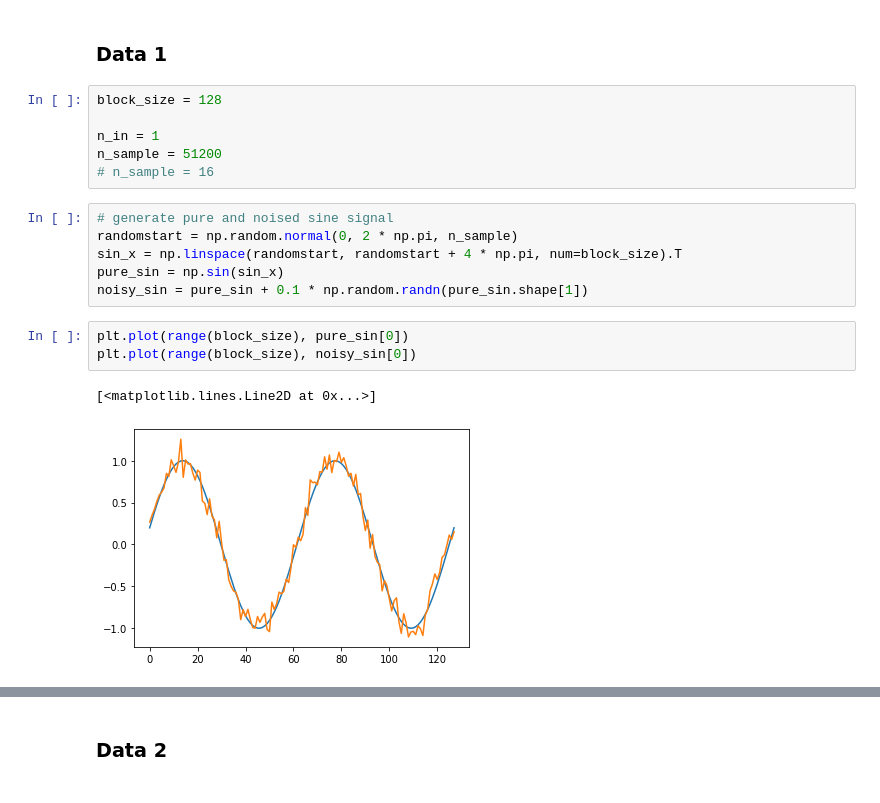
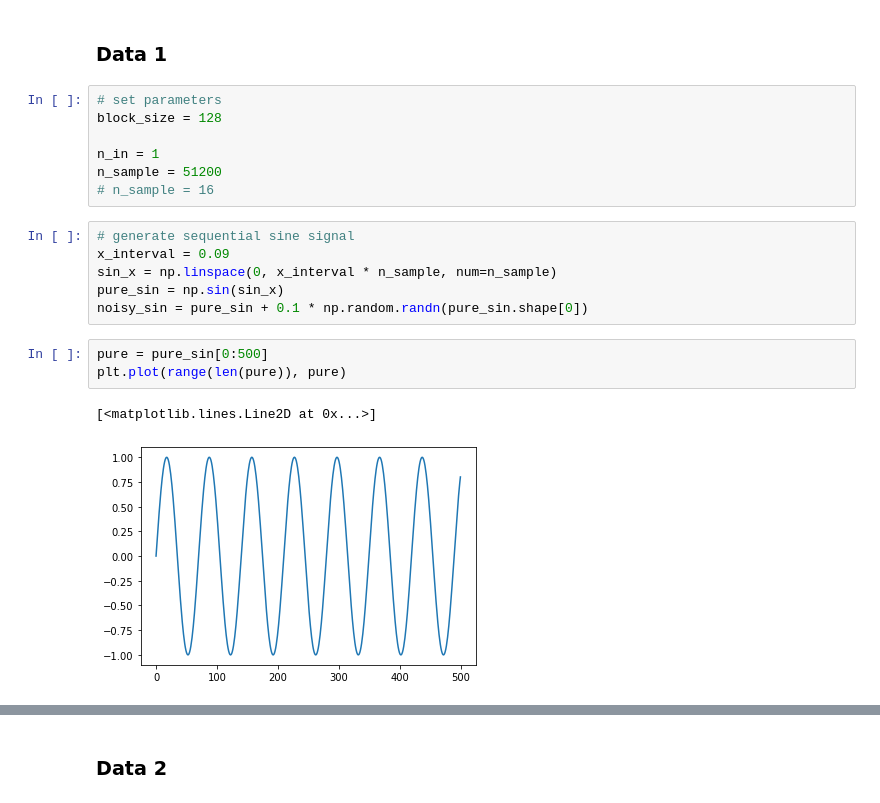
Before and after one commit to Upota/Transformer_Auto-Encoder, a Jupyter notebook: Denoising Signal.ipynb, the cells around one changed output, grey strips where cells are left out. Drawn from its saved outputs; the diff is of its cells as text.

```diff
--- a/Denoising Signal.ipynb
+++ b/Denoising Signal.ipynb
@@ -27,20 +30,21 @@ from sklearn.model_selection import train_test_split
 # %% [markdown]
 ### Data 1
 # %%
+# set parameters
 block_size = 128
 
 n_in = 1
 n_sample = 51200
 # n_sample = 16
 # %%
-# generate pure and noised sine signal
-randomstart = np.random.normal(0, 2 * np.pi, n_sample)
-sin_x = np.linspace(randomstart, randomstart + 4 * np.pi, num=block_size).T
+# generate sequential sine signal
+x_interval = 0.09
+sin_x = np.linspace(0, x_interval * n_sample, num=n_sample)
 pure_sin = np.sin(sin_x)
-noisy_sin = pure_sin + 0.1 * np.random.randn(pure_sin.shape[1])
+noisy_sin = pure_sin + 0.1 * np.random.randn(pure_sin.shape[0])
 # %%
-plt.plot(range(block_size), pure_sin[0])
-plt.plot(range(block_size), noisy_sin[0])
+pure = pure_sin[0:500]
+plt.plot(range(len(pure)), pure)
 # %% [output]
 [<matplotlib.lines.Line2D at 0x...>]
-[figure, old version]
+[figure, new version]
```
Also changed, not shown: parts of 23 cells of this notebook, 3 other files.
